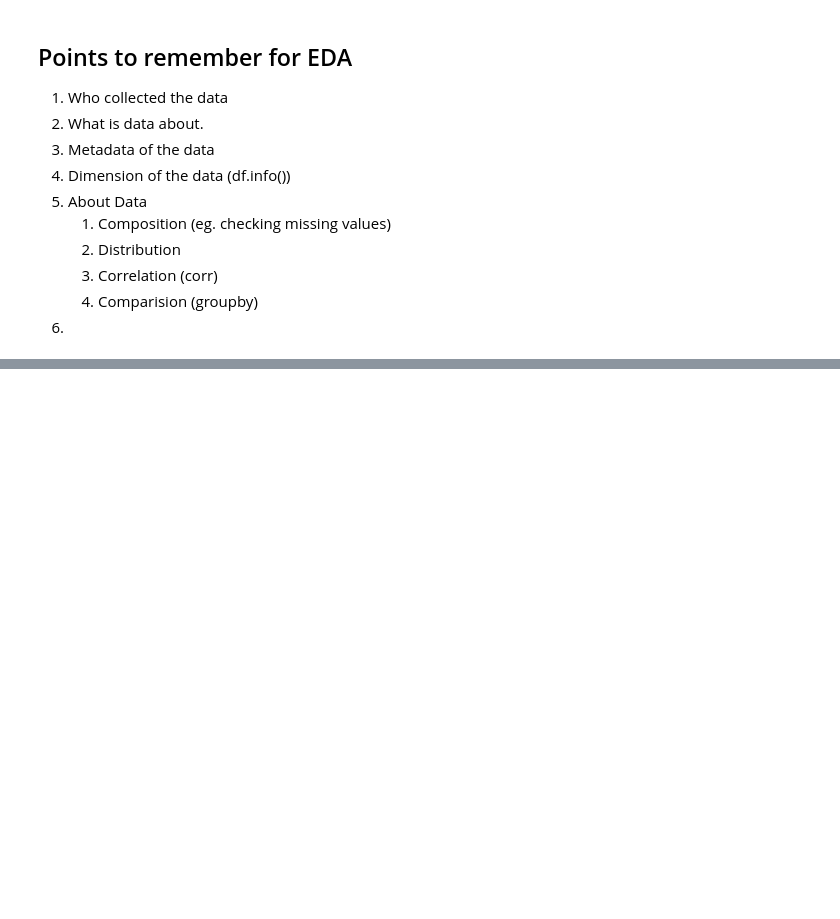
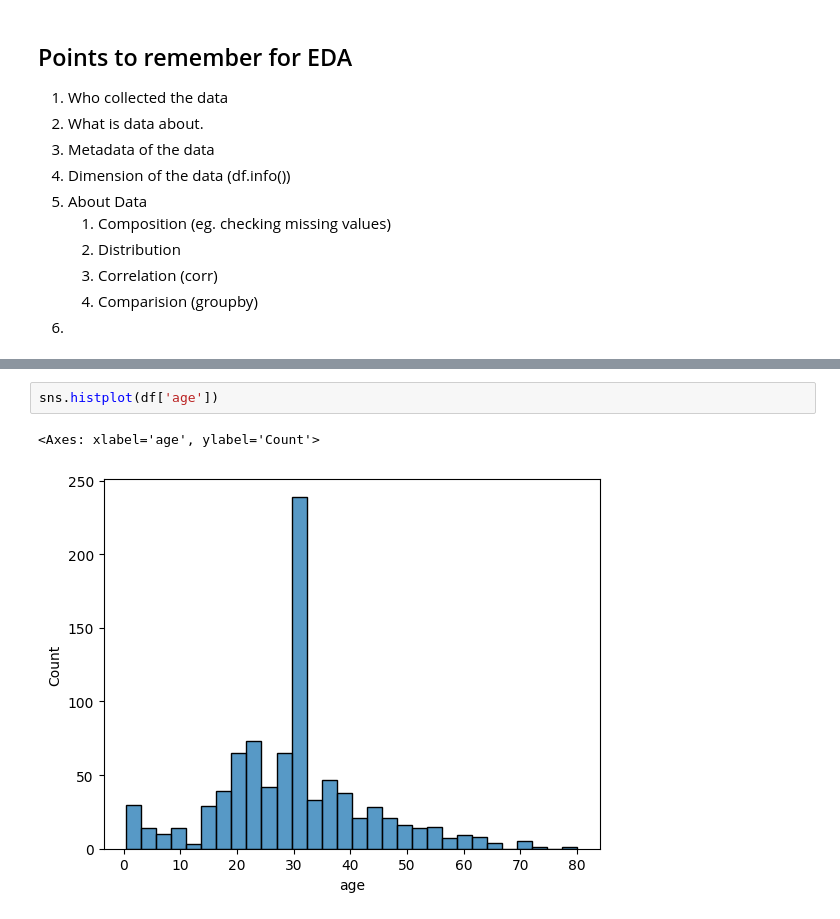
Before and after one commit to gak92/AI-DS2024, a Jupyter notebook: 01_eda/01_pandas.ipynb, the cells around one changed output, grey strips where cells are left out. Saved outputs shown, nothing was run; the diff lists cells and outputs as text; blank space fills up the shorter version.

```diff
--- a/01_eda/01_pandas.ipynb
+++ b/01_eda/01_pandas.ipynb
@@ -475,0 +566,5 @@ sns.pairplot(df)
+# %%
+sns.histplot(df['age'])
+# %% [output]
+<Axes: xlabel='age', ylabel='Count'>
+[figure, added]
```
Also changed, not shown: parts of 23 cells of this notebook, 1 other file.
